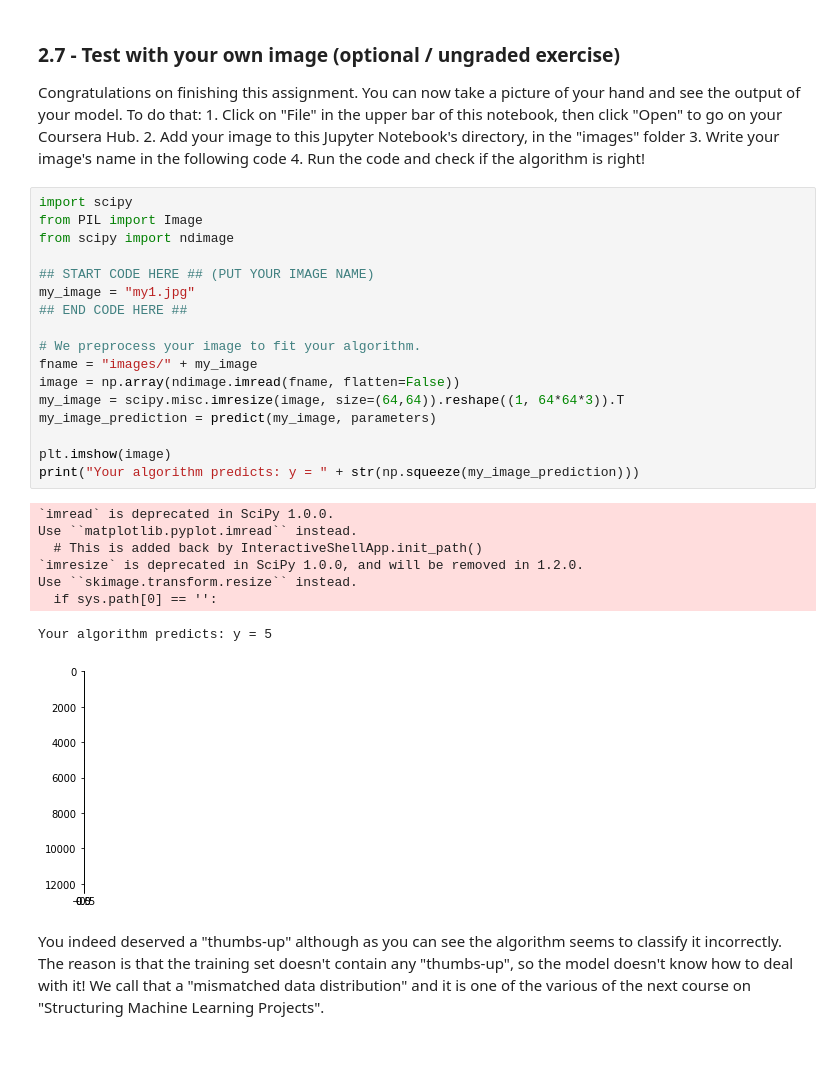
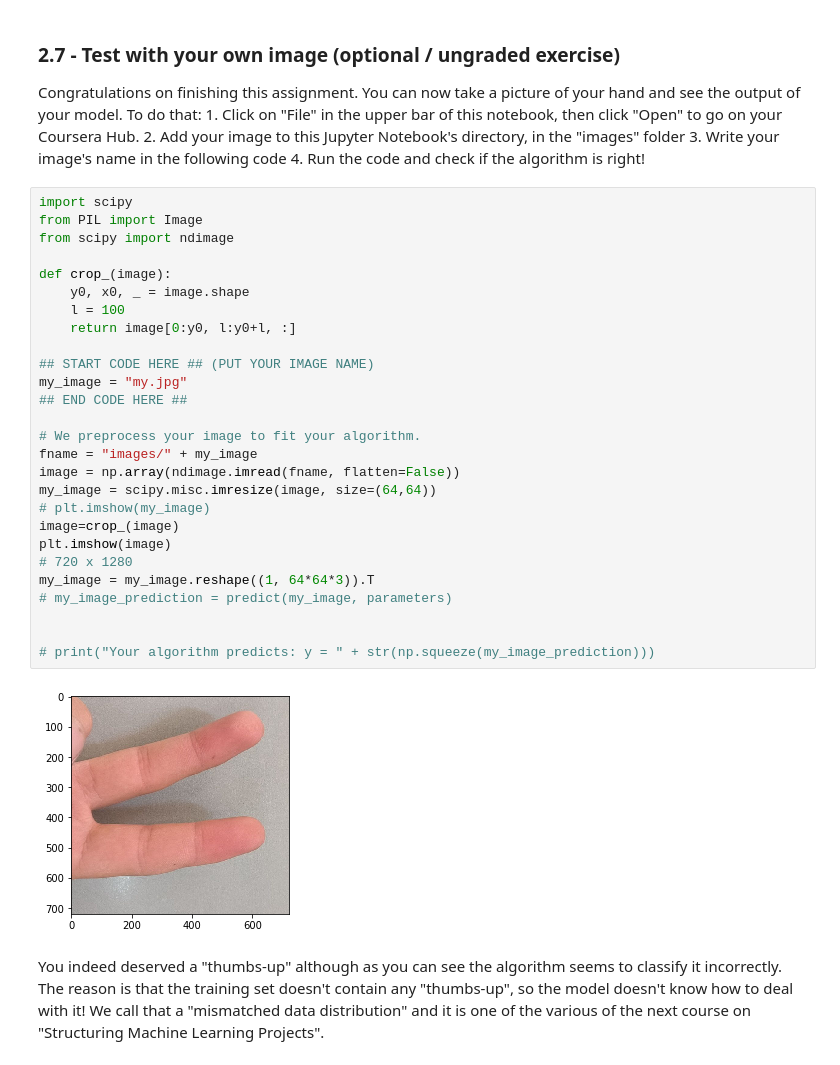
Before and after one commit to zhasulan/Deep-Learning-Assignments, a Jupyter notebook: 2 Improving Deep Neural Networks Hyperparameter tuning, Regularization and Optimization/Week 7/Tensorflow+Tutorial.ipynb, the cells around one changed output. Drawn from its saved outputs; the diff is of its cells as text.

```diff
--- a/2 Improving Deep Neural Networks Hyperparameter tuning, Regularization and Optimization/Week 7/Tensorflow+Tutorial.ipynb
+++ b/2 Improving Deep Neural Networks Hyperparameter tuning, Regularization and Optimization/Week 7/Tensorflow+Tutorial.ipynb
@@ -1039,29 +1036,32 @@ Congratulations on finishing this assignment. You can now take a picture of your
 # %%
 import scipy
 from PIL import Image
 from scipy import ndimage
 
+def crop_(image):
+    y0, x0, _ = image.shape
+    l = 100
+    return image[0:y0, l:y0+l, :]
+
 ## START CODE HERE ## (PUT YOUR IMAGE NAME)
-my_image = "my1.jpg"
+my_image = "my.jpg"
 ## END CODE HERE ##
 
 # We preprocess your image to fit your algorithm.
 fname = "images/" + my_image
 image = np.array(ndimage.imread(fname, flatten=False))
-my_image = scipy.misc.imresize(image, size=(64,64)).reshape((1, 64*64*3)).T
-my_image_prediction = predict(my_image, parameters)
+my_image = scipy.misc.imresize(image, size=(64,64))
+# plt.imshow(my_image)
+image=crop_(image)
+plt.imshow(image)
+# 720 x 1280
+my_image = my_image.reshape((1, 64*64*3)).T
+# my_image_prediction = predict(my_image, parameters)
 
-plt.imshow(image)
-print("Your algorithm predicts: y = " + str(np.squeeze(my_image_prediction)))
+
+# print("Your algorithm predicts: y = " + str(np.squeeze(my_image_prediction)))
 # %% [output]
-`imread` is deprecated in SciPy 1.0.0.
-Use ``matplotlib.pyplot.imread`` instead.
-  # This is added back by InteractiveShellApp.init_path()
-`imresize` is deprecated in SciPy 1.0.0, and will be removed in 1.2.0.
-Use ``skimage.transform.resize`` instead.
-  if sys.path[0] == '':
-Your algorithm predicts: y = 5
-[figure, old version]
+[figure, new version]
 # %% [markdown]
 You indeed deserved a "thumbs-up" although as you can see the algorithm seems to classify it incorrectly. The reason is that the training set doesn't contain any "thumbs-up", so the model doesn't know how to deal with it! We call that a "mismatched data distribution" and it is one of the various of the next course on "Structuring Machine Learning Projects".
 # %% [markdown]
```
Also changed, not shown: parts of 7 cells of this notebook, 3 other files.
